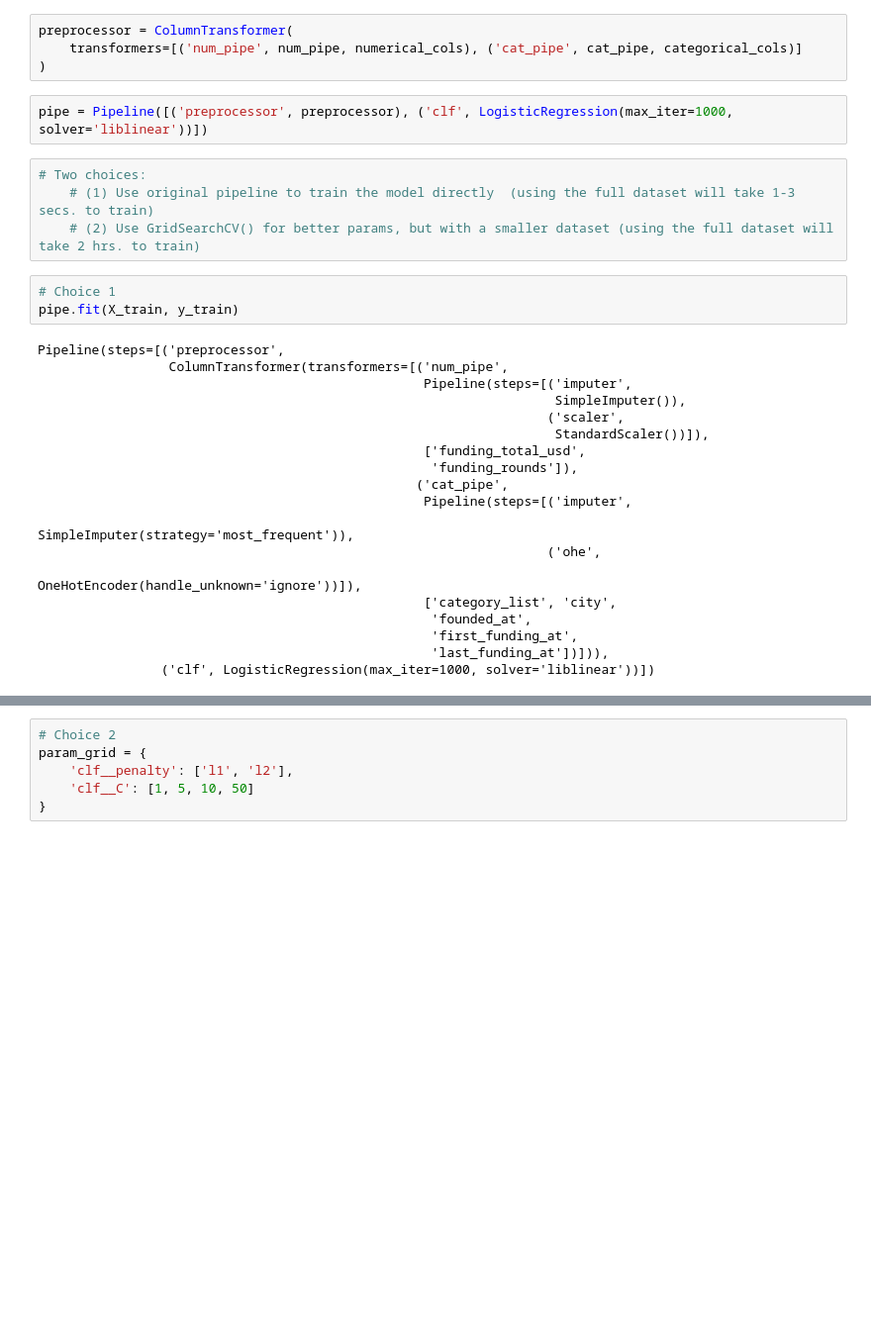
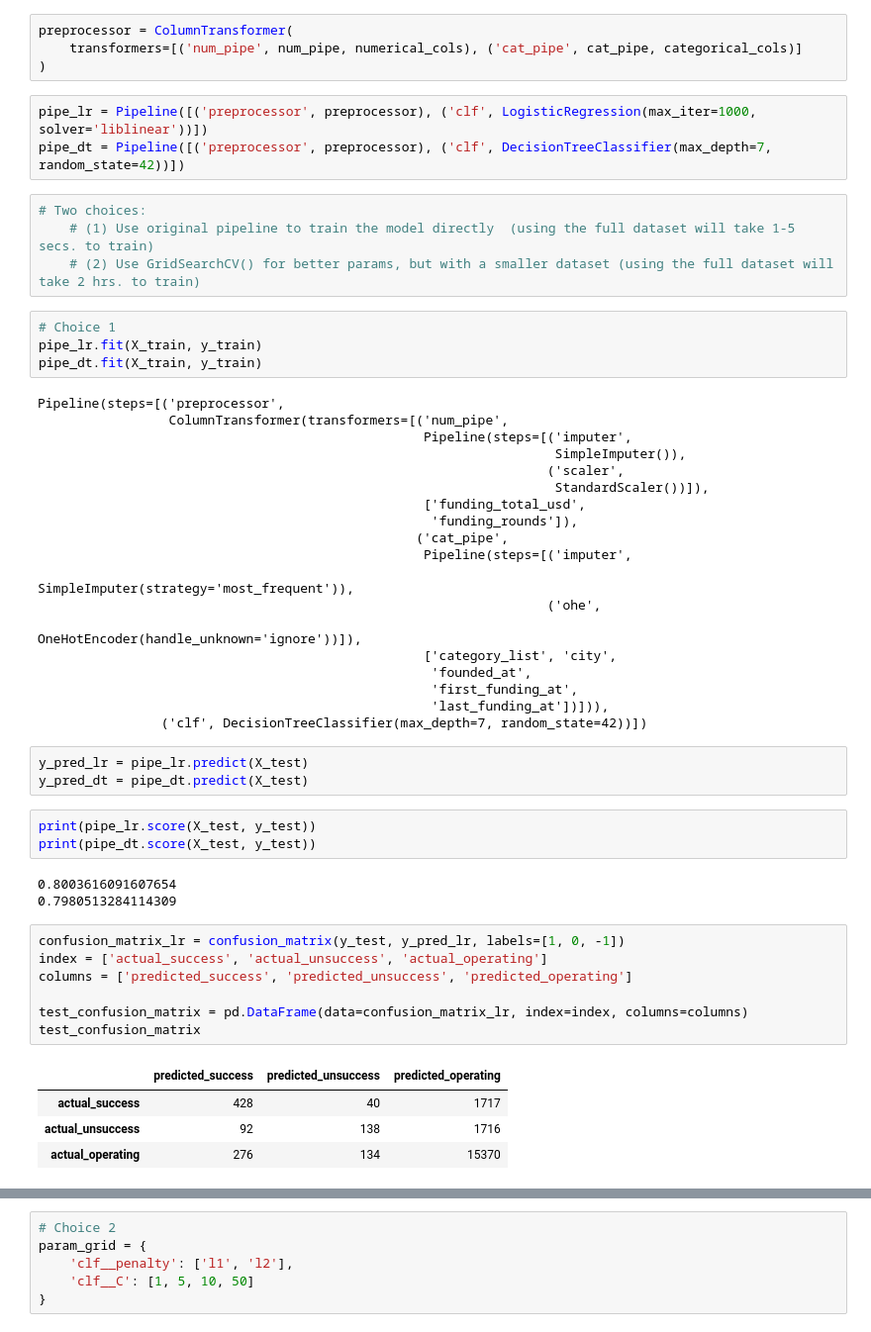
Before and after one commit to Devbrianhuynh/startup-chex, a Jupyter notebook: model_training.ipynb, the cells around one changed output, grey strips where cells are left out. Shown: that part at 99% size. Cells and saved outputs as stored; diff of their text form; blank space fills up the shorter version.

Commit message:
Add DecisionTreeClassifier to model and add final touches

```diff
--- a/model_training.ipynb
+++ b/model_training.ipynb
@@ -131,14 +129,16 @@ preprocessor = ColumnTransformer(
     transformers=[('num_pipe', num_pipe, numerical_cols), ('cat_pipe', cat_pipe, categorical_cols)]
 )
 # %%
-pipe = Pipeline([('preprocessor', preprocessor), ('clf', LogisticRegression(max_iter=1000, solver='liblinear'))])
+pipe_lr = Pipeline([('preprocessor', preprocessor), ('clf', LogisticRegression(max_iter=1000, solver='liblinear'))])
+pipe_dt = Pipeline([('preprocessor', preprocessor), ('clf', DecisionTreeClassifier(max_depth=7, random_state=42))])
 # %%
 # Two choices:
-    # (1) Use original pipeline to train the model directly  (using the full dataset will take 1-3 secs. to train)
+    # (1) Use original pipeline to train the model directly  (using the full dataset will take 1-5 secs. to train)
     # (2) Use GridSearchCV() for better params, but with a smaller dataset (using the full dataset will take 2 hrs. to train)
 # %%
 # Choice 1
-pipe.fit(X_train, y_train)
+pipe_lr.fit(X_train, y_train)
+pipe_dt.fit(X_train, y_train)
 # %% [output]
 Pipeline(steps=[('preprocessor',
                  ColumnTransformer(transformers=[('num_pipe',
@@ -157,4 +157,25 @@ Pipeline(steps=[('preprocessor',
                                                    'founded_at',
                                                    'first_funding_at',
                                                    'last_funding_at'])])),
-                ('clf', LogisticRegression(max_iter=1000, solver='liblinear'))])
+                ('clf', DecisionTreeClassifier(max_depth=7, random_state=42))])
+# %%
+y_pred_lr = pipe_lr.predict(X_test)
+y_pred_dt = pipe_dt.predict(X_test)
+# %%
+print(pipe_lr.score(X_test, y_test))
+print(pipe_dt.score(X_test, y_test))
+# %% [output]
+0.8003616091607654
+0.7980513284114309
+# %%
+confusion_matrix_lr = confusion_matrix(y_test, y_pred_lr, labels=[1, 0, -1])
+index = ['actual_success', 'actual_unsuccess', 'actual_operating']
+columns = ['predicted_success', 'predicted_unsuccess', 'predicted_operating']
+
+test_confusion_matrix = pd.DataFrame(data=confusion_matrix_lr, index=index, columns=columns)
+test_confusion_matrix
+# %% [output]
+|  | predicted_success | predicted_unsuccess | predicted_operating |
+| actual_success | 428 | 40 | 1717 |
+| actual_unsuccess | 92 | 138 | 1716 |
+| actual_operating | 276 | 134 | 15370 |
```
Also changed, not shown: parts of 6 cells of this notebook.
